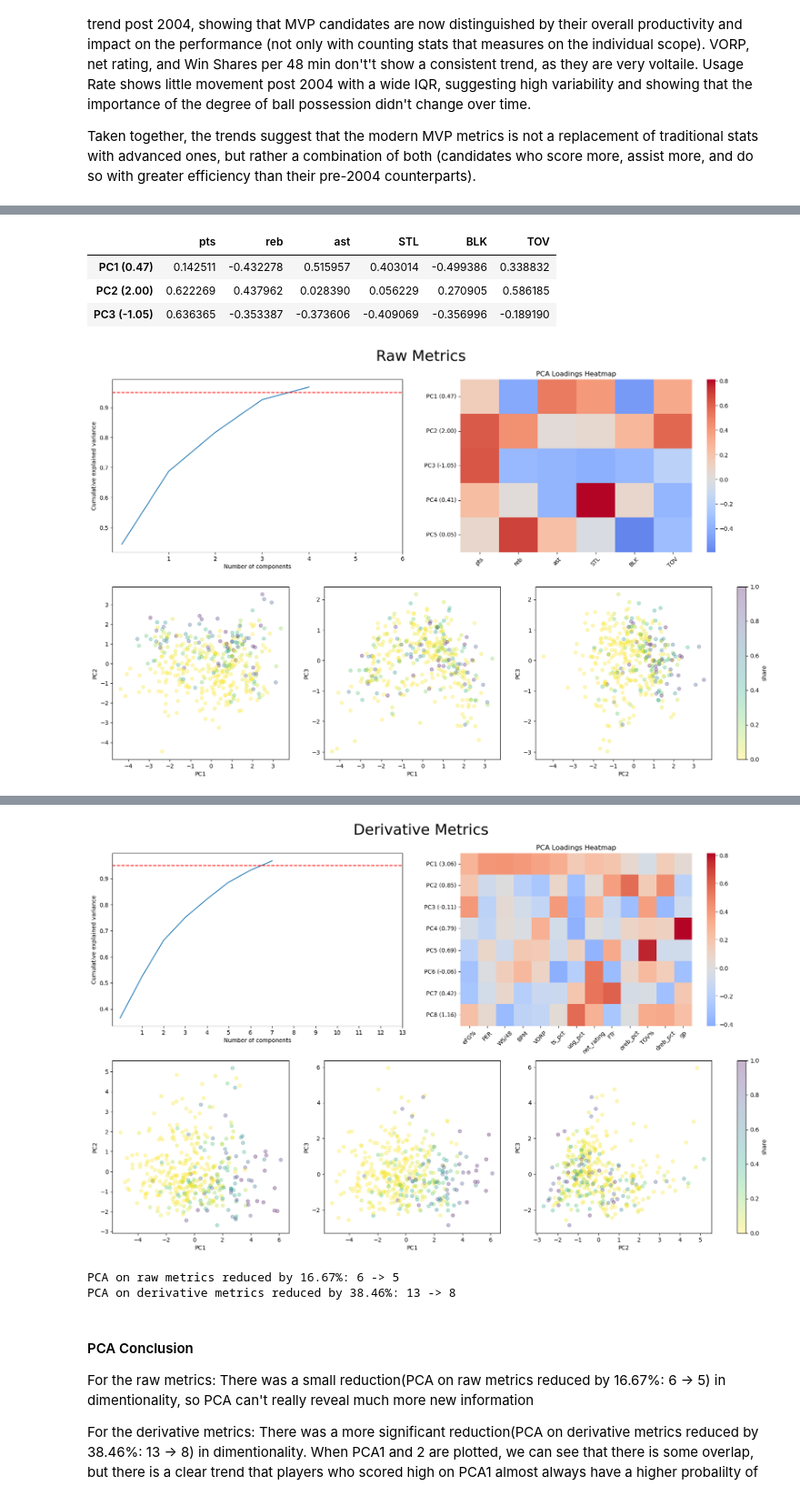
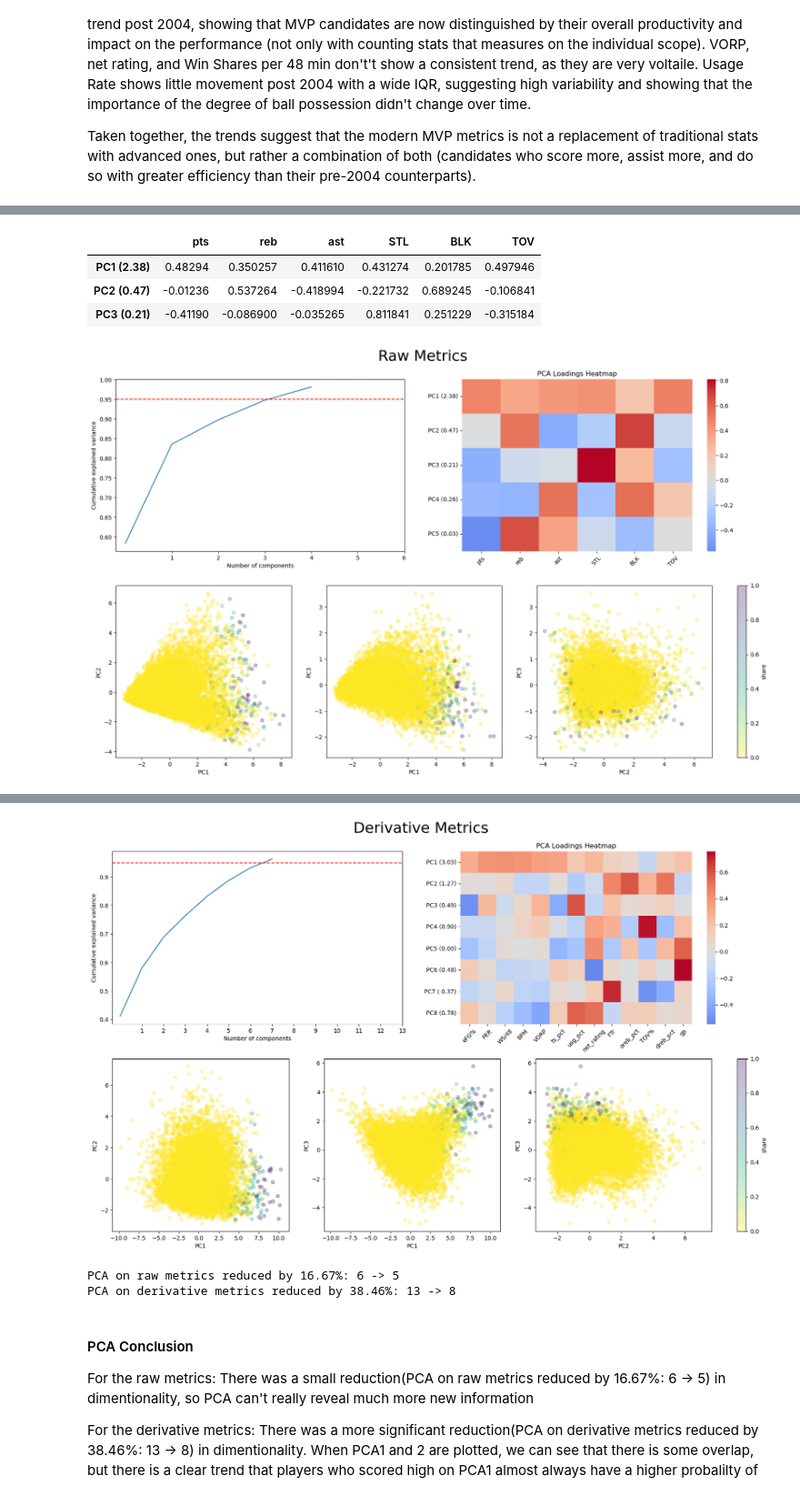
Before and after one commit to COGS108/Group-SP26-076, a Jupyter notebook: 02-EDACheckpoint.ipynb, the cells around one changed output, grey strips where cells are left out. Shown at 91% size. Saved outputs shown, nothing was run; the diff lists cells and outputs as text; code cells hidden in the pictures.

```diff
--- a/02-EDACheckpoint.ipynb
+++ b/02-EDACheckpoint.ipynb
@@ -1376,37 +1376,37 @@ def run_pca_analysis(df, feature_cols, title, y_col, variance_thresh):
 
     plt.colorbar(sc, ax=[ax1, ax2, ax3], label=y_col, fraction=0.02, pad=0.04)
     plt.tight_layout()
     plt.show()
 
     return pca_n_components, num_metrics
 
 
 df_mvp = df_merged[df_merged['share'] > 0]
 df_mvp_0 = df_merged[df_merged['share'] <= 0]
 
 n_mvp_0_selection = (df_mvp['share'] == 1).sum()
 df_mvp_0_sample = df_mvp_0.sample(n=n_mvp_0_selection, random_state=42)
 
 df_mvp_balanced = pd.concat([df_mvp, df_mvp_0_sample], ignore_index=True)
 y_col = 'share'
 variance_threshhold = 0.95
 
 #numeric_df_merged = (df_mvp.select_dtypes(include='number'))
 #numeric_df_mvp_X = numeric_df_merged.drop('share',axis=1)
 
 # run for each
-n_pca_components_raw, num_metrics_raw = run_pca_analysis(df_mvp_balanced, pca_single_counted_1, title='Raw Metrics',y_col=y_col,variance_thresh=variance_threshhold)
-n_pca_components_derivative, num_metrics_derivative = run_pca_analysis(df_mvp_balanced, pca_single_counted_2, title='Derivative Metrics',y_col=y_col,variance_thresh=variance_threshhold)
+n_pca_components_raw, num_metrics_raw = run_pca_analysis(df_merged, pca_single_counted_1, title='Raw Metrics',y_col=y_col,variance_thresh=variance_threshhold)
+n_pca_components_derivative, num_metrics_derivative = run_pca_analysis(df_merged, pca_single_counted_2, title='Derivative Metrics',y_col=y_col,variance_thresh=variance_threshhold)
 #run_pca_analysis(df_mvp_balanced, pca_single_counted_2, title='Derivative Metrics',y_col=y_col)
 #run_pca_analysis(df_mvp, numeric_df_mvp_X.columns.to_list(), title='All Metrics')
 
 
 print(f"PCA on raw metrics reduced by {(1-n_pca_components_raw/num_metrics_raw)*100:.2f}%: {num_metrics_raw} -> {n_pca_components_raw}")
 print(f"PCA on derivative metrics reduced by {(1-n_pca_components_derivative/num_metrics_derivative)*100:.2f}%: {num_metrics_derivative} -> {n_pca_components_derivative}")
 # %% [output]
 |  | pts | reb | ast | STL | BLK | TOV |
-| PC1 (0.47) | 0.142511 | -0.432278 | 0.515957 | 0.403014 | -0.499386 | 0.338832 |
-| PC2 (2.00) | 0.622269 | 0.437962 | 0.028390 | 0.056229 | 0.270905 | 0.586185 |
-| PC3 (-1.05) | 0.636365 | -0.353387 | -0.373606 | -0.409069 | -0.356996 | -0.189190 |
+| PC1 (2.38) | 0.48294 | 0.350257 | 0.411610 | 0.431274 | 0.201785 | 0.497946 |
+| PC2 (0.47) | -0.01236 | 0.537264 | -0.418994 | -0.221732 | 0.689245 | -0.106841 |
+| PC3 (0.21) | -0.41190 | -0.086900 | -0.035265 | 0.811841 | 0.251229 | -0.315184 |
-[figure, old version]
+[figure, new version]
 |  | eFG% | PER | WS/48 | BPM | VORP | ts_pct | usg_pct | net_rating | FTr | oreb_pct | TOV% | ... |
@@ -1416,4 +1416,4 @@ print(f"PCA on derivative metrics reduced by {(1-n_pca_components_derivative/num
-[figure, old version]
+[figure, new version]
 PCA on raw metrics reduced by 16.67%: 6 -> 5
 PCA on derivative metrics reduced by 38.46%: 13 -> 8
 # %% [markdown]
```
Also changed, not shown: parts of 2 cells of this notebook.
